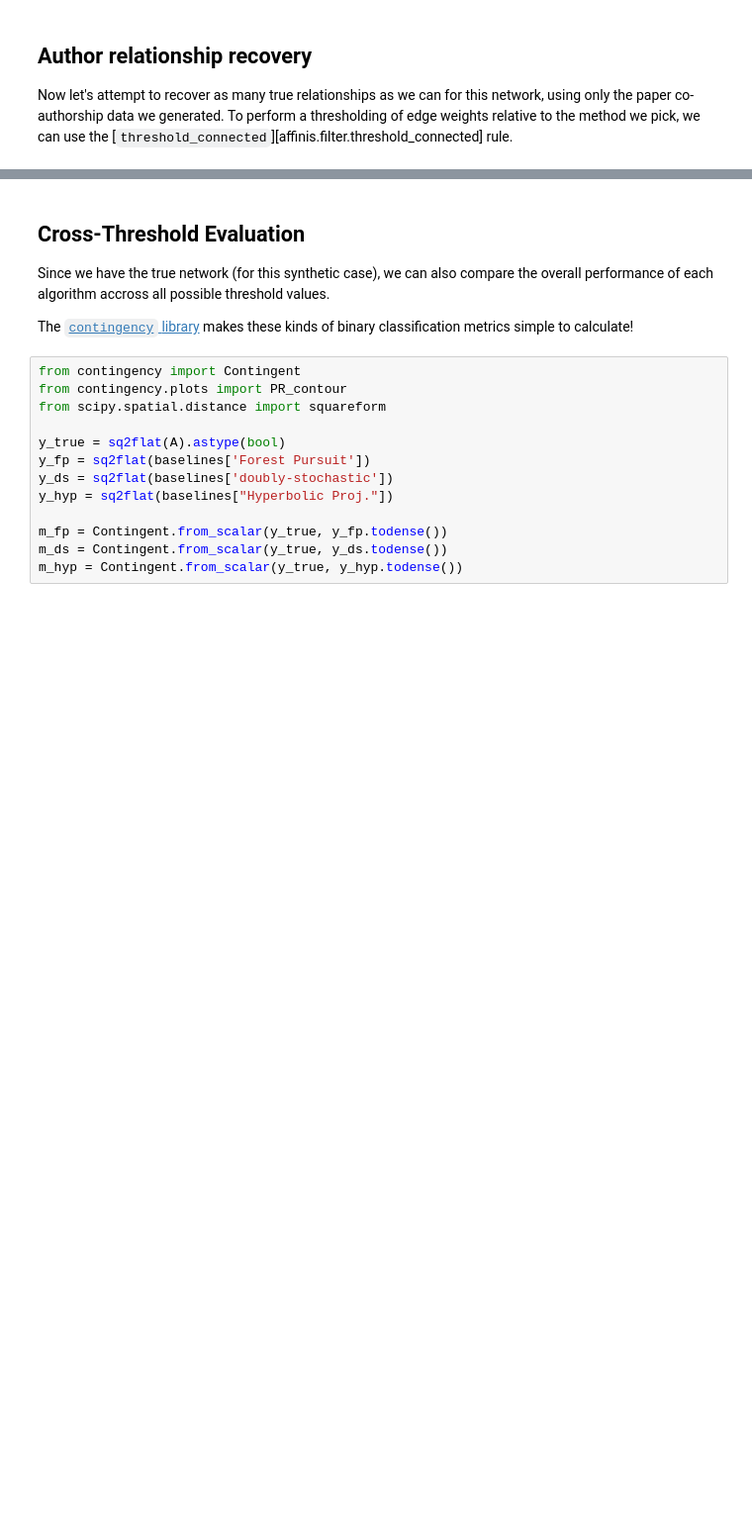
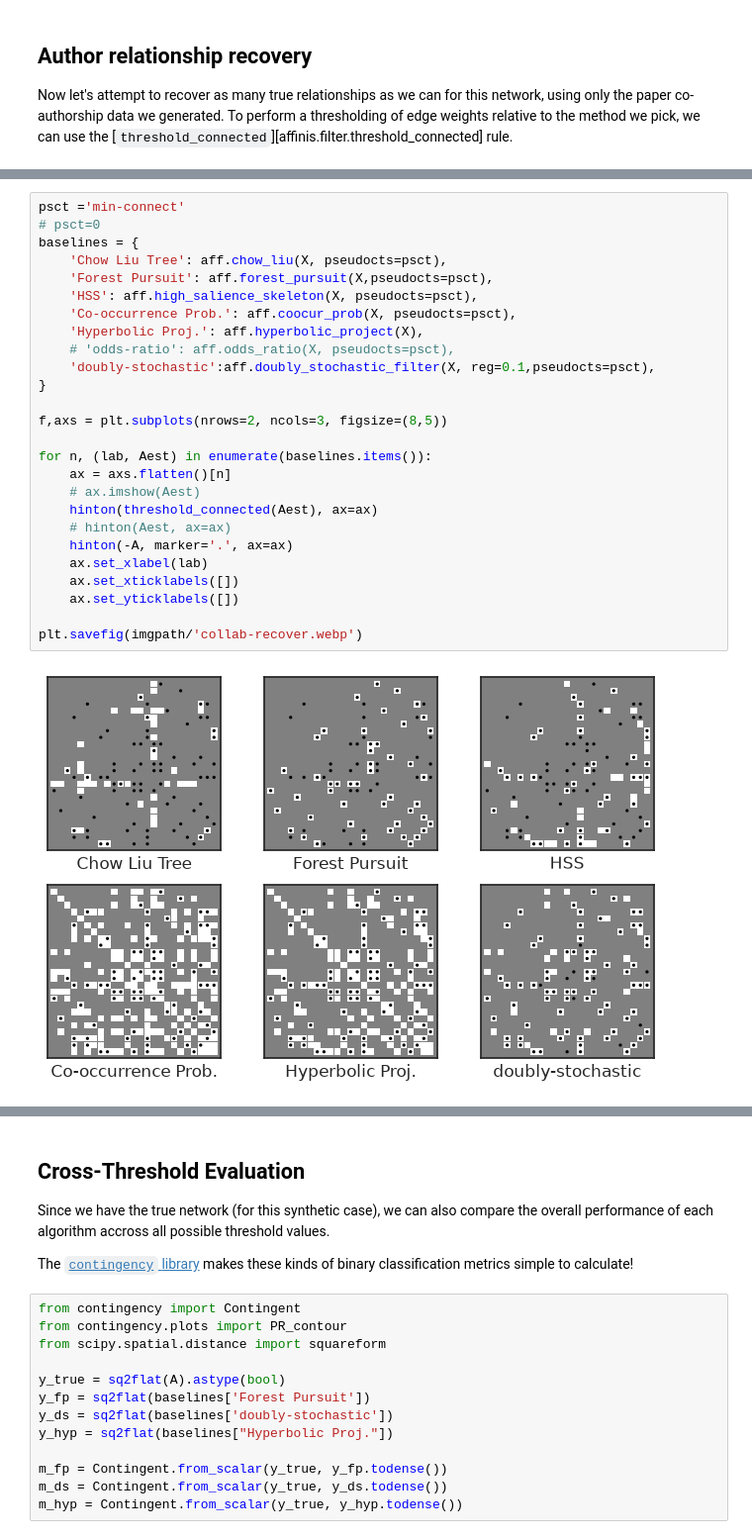
Before and after one commit to rtbs-dev/affinis, a Jupyter notebook: notebooks/case-studies/example.ipynb, the cells around one changed output, grey strips where cells are left out. Shown at 99% size. Cells and saved outputs as stored; diff of their text form; blank space fills up the shorter version.

```diff
--- a/notebooks/case-studies/example.ipynb
+++ b/notebooks/case-studies/example.ipynb
@@ -148,3 +170,31 @@ plt.savefig(imgpath/'collab-recover.webp')
+# %%
+psct ='min-connect'
+# psct=0
+baselines = {
+    'Chow Liu Tree': aff.chow_liu(X, pseudocts=psct),
+    'Forest Pursuit': aff.forest_pursuit(X,pseudocts=psct),
+    'HSS': aff.high_salience_skeleton(X, pseudocts=psct),
+    'Co-occurrence Prob.': aff.coocur_prob(X, pseudocts=psct),
+    'Hyperbolic Proj.': aff.hyperbolic_project(X),
+    # 'odds-ratio': aff.odds_ratio(X, pseudocts=psct),
+    'doubly-stochastic':aff.doubly_stochastic_filter(X, reg=0.1,pseudocts=psct),
+}
+
+f,axs = plt.subplots(nrows=2, ncols=3, figsize=(8,5))
+
+for n, (lab, Aest) in enumerate(baselines.items()):
+    ax = axs.flatten()[n]
+    # ax.imshow(Aest)
+    hinton(threshold_connected(Aest), ax=ax)
+    # hinton(Aest, ax=ax)
+    hinton(-A, marker='.', ax=ax)
+    ax.set_xlabel(lab)
+    ax.set_xticklabels([])
+    ax.set_yticklabels([])
+
+plt.savefig(imgpath/'collab-recover.webp')
+# %% [output]
+[figure, added]
 # %% [markdown]
 ![thresholded collaborations](img/collab-recover.webp)
 # %% [markdown]
```
Also changed, not shown: parts of 3 cells of this notebook, 6 other files.
